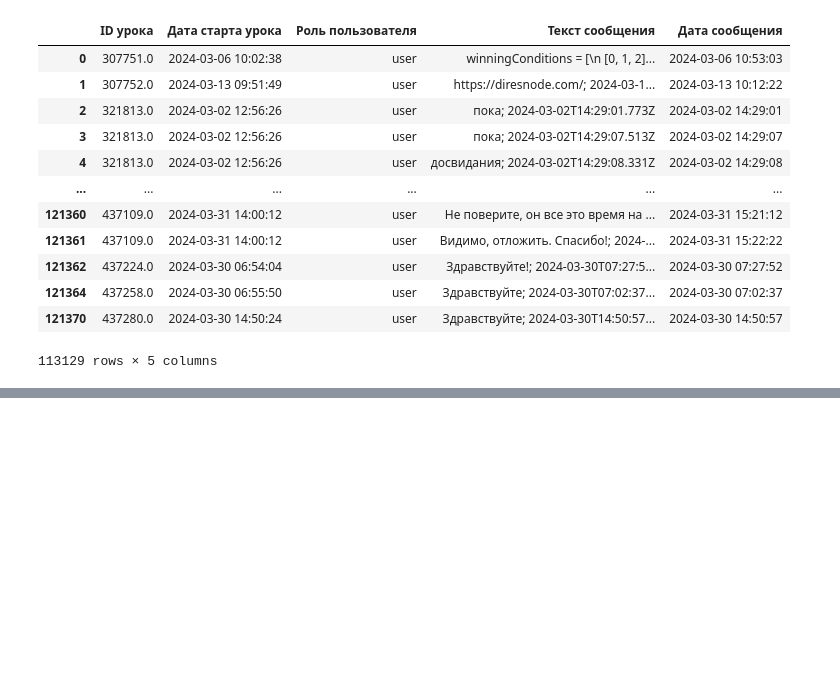
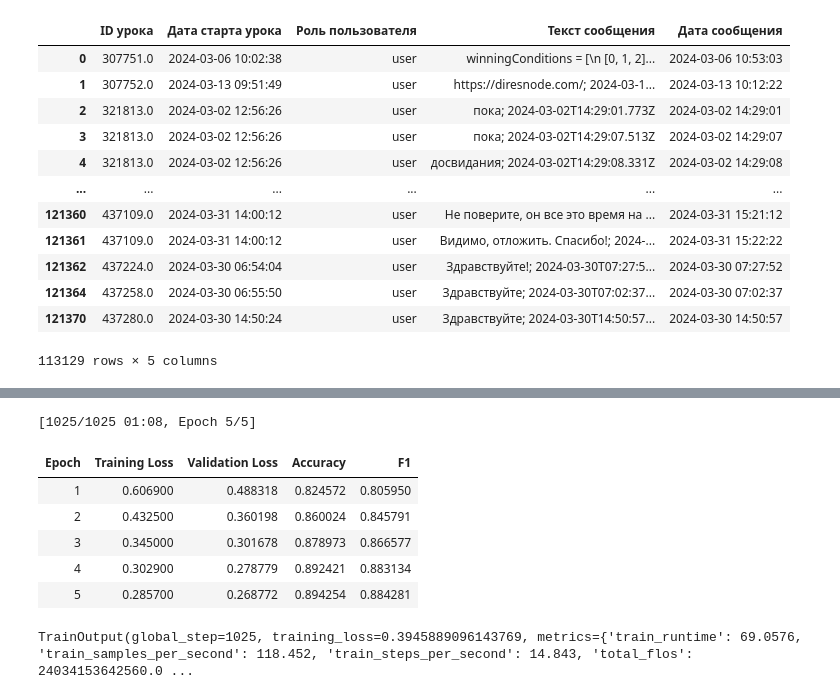
Before and after one commit to K-Team-Coders/GeekChat, a Jupyter notebook: notebooks/research.ipynb, the cells around one changed output, grey strips where cells are left out. Cells and saved outputs as stored; diff of their text form; code cells hidden in the pictures; blank space fills up the shorter version.

Commit message:
added tiny troubles

```diff
--- a/notebooks/research.ipynb
+++ b/notebooks/research.ipynb
@@ -131,0 +472,13 @@ overall_marix_df.to_csv("overall.csv")
+# %%
+tokens_train = tokenizer.batch_encode_plus(
+    X_train,
+    max_length = 300,
+    padding = True,
+    truncation = True
+)
+tokens_test = tokenizer.batch_encode_plus(
+    X_test,
+    max_length = 300,
+    padding = True,
+    truncation = True
+)
@@ -131,0 +500,41 @@ overall_marix_df.to_csv("overall.csv")
+# %%
+from sklearn.metrics import accuracy_score, f1_score
+def compute_metrics(pred):
+    labels = pred.label_ids
+    preds = pred.predictions.argmax(-1)
+    accuracy = accuracy_score(labels, preds)
+    f1_score_ = f1_score(labels, preds)
+    return {'accuracy': accuracy, "f1": f1_score_}
+# %%
+training_args = TrainingArguments(
+    output_dir = './tiny', #Выходной каталог
+    num_train_epochs = 5, #Кол-во эпох для обучения
+    per_device_train_batch_size = 8, #Размер пакета для каждого устройства во время обучения
+    per_device_eval_batch_size = 8, #Размер пакета для каждого устройства во время валидации
+    weight_decay =0.01, #Понижение весов
+    logging_dir = './logs', #Каталог для хранения журналов
+    load_best_model_at_end = True, #Загружать ли лучшую модель после обучения
+    learning_rate = 1e-5, #Скорость обучения
+    evaluation_strategy ='epoch', #Валидация после каждой эпохи (можно сделать после конкретного кол-ва шагов)
+    logging_strategy = 'epoch', #Логирование после каждой эпохи
+    save_strategy = 'epoch', #Сохранение после каждой эпохи
+    save_total_limit = 1,
+    seed=21)
+# %%
+trainer = Trainer(model=model,
+                  tokenizer = tokenizer,
+                  args = training_args,
+                  train_dataset = train_dataset,
+                  eval_dataset = train_dataset,
+                  compute_metrics = compute_metrics)
+# %%
+trainer.train()
+# %% [output]
+[1025/1025 01:08, Epoch 5/5]
+| Epoch | Training Loss | Validation Loss | Accuracy | F1 |
+| 1 | 0.606900 | 0.488318 | 0.824572 | 0.805950 |
+| 2 | 0.432500 | 0.360198 | 0.860024 | 0.845791 |
+| 3 | 0.345000 | 0.301678 | 0.878973 | 0.866577 |
+| 4 | 0.302900 | 0.278779 | 0.892421 | 0.883134 |
+| 5 | 0.285700 | 0.268772 | 0.894254 | 0.884281 |
+TrainOutput(global_step=1025, training_loss=0.3945889096143769, metrics={'train_runtime': 69.0576, 'train_samples_per_second': 118.452, 'train_steps_per_second': 14.843, 'total_flos': 24034153642560.0 ...
```
Also changed, not shown: parts of 51 cells of this notebook, 4 other files.
